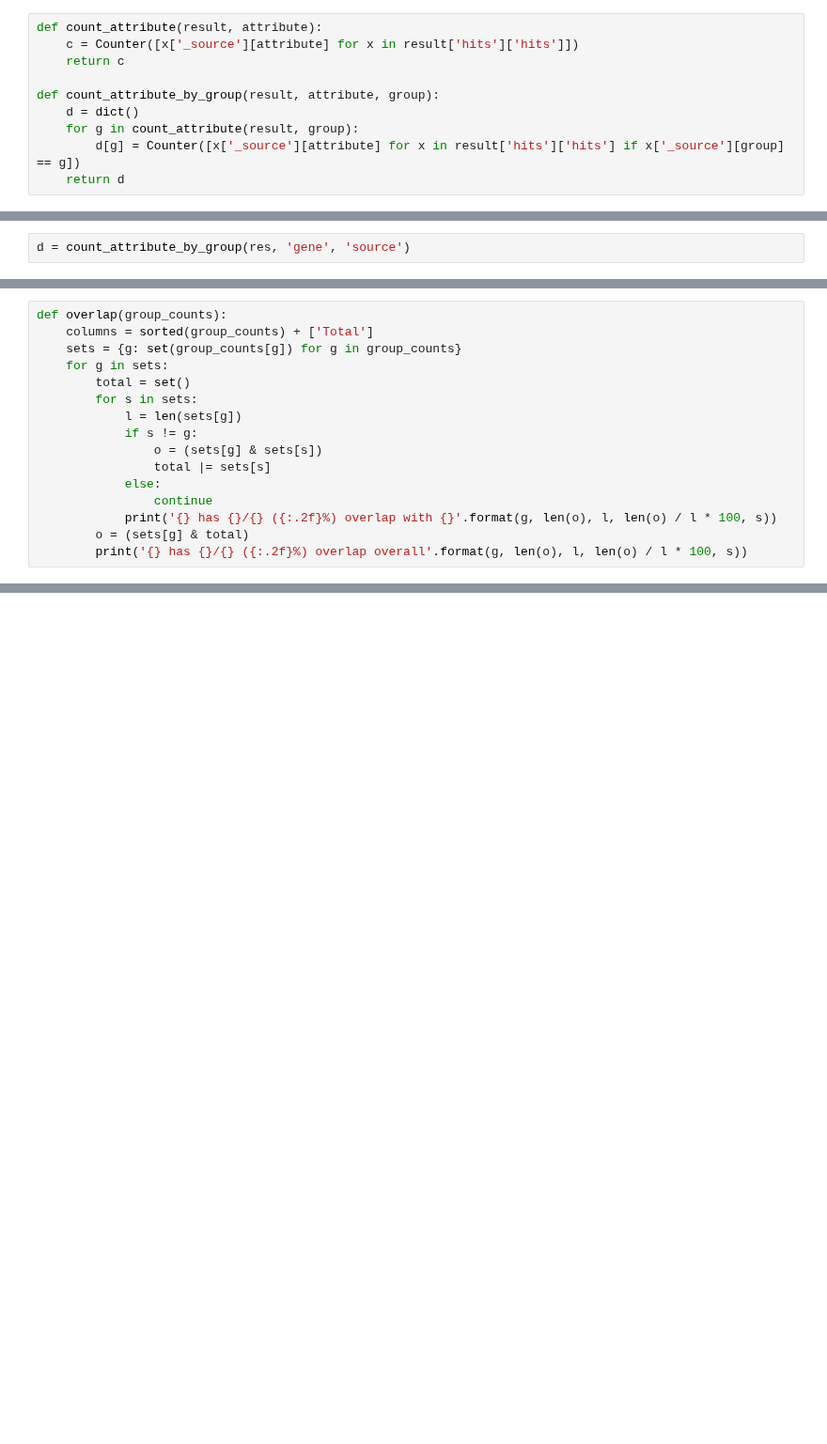
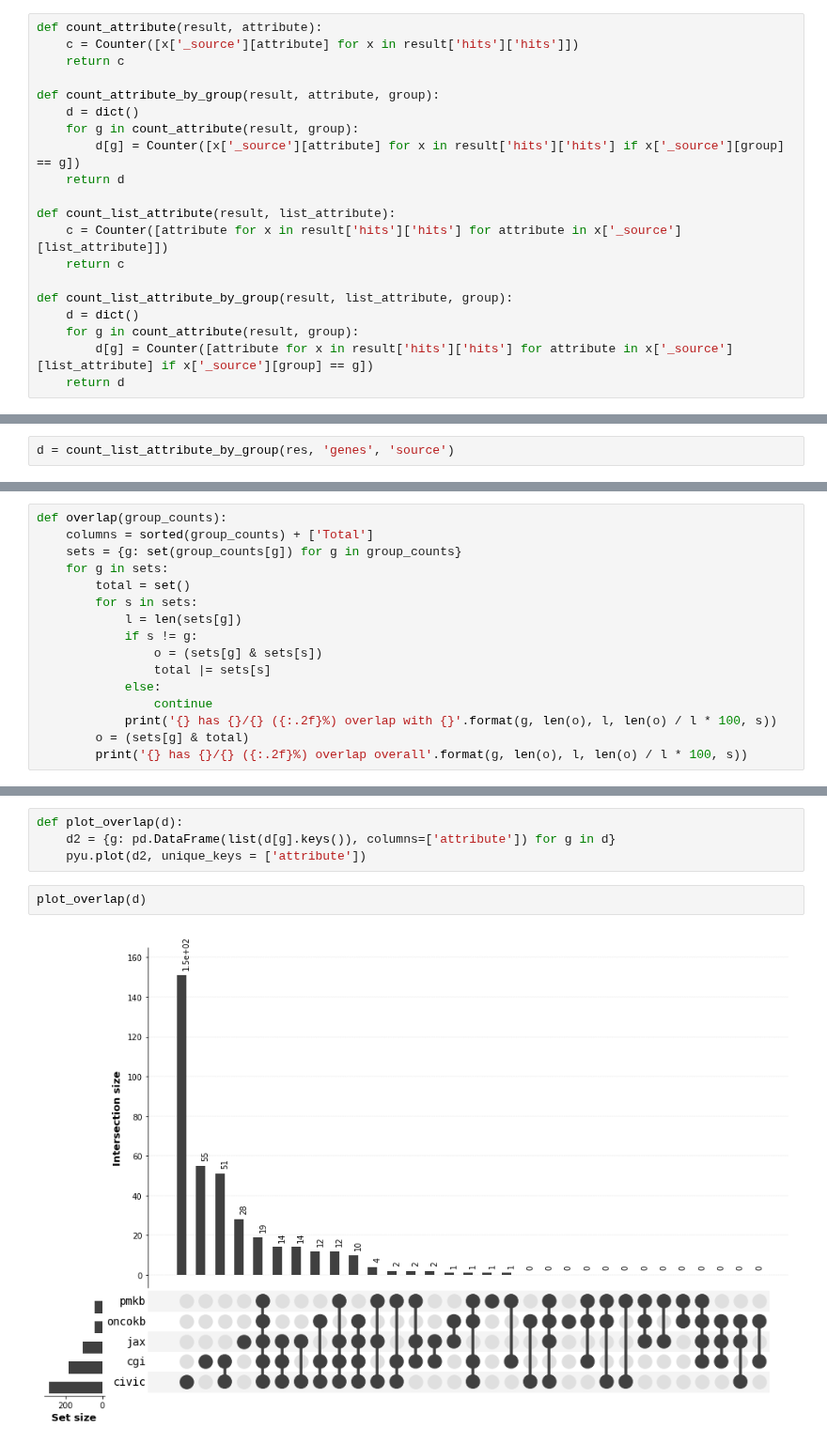
Before and after one commit to ohsu-comp-bio/g2p-aggregator, a Jupyter notebook: analysis/ES Store Analysis.ipynb, the cells around one changed output, grey strips where cells are left out. Shown at 94% size. Cells and saved outputs as stored; diff of their text form; blank space fills up the shorter version.

```diff
--- a/analysis/ES Store Analysis.ipynb
+++ b/analysis/ES Store Analysis.ipynb
@@ -38,6 +45,16 @@ def count_attribute_by_group(result, attribute, group):
     for g in count_attribute(result, group):
         d[g] = Counter([x['_source'][attribute] for x in result['hits']['hits'] if x['_source'][group] == g])
     return d
+
+def count_list_attribute(result, list_attribute):
+    c = Counter([attribute for x in result['hits']['hits'] for attribute in x['_source'][list_attribute]])
+    return c
+
+def count_list_attribute_by_group(result, list_attribute, group):
+    d = dict()
+    for g in count_attribute(result, group):
+        d[g] = Counter([attribute for x in result['hits']['hits'] for attribute in x['_source'][list_attribute] if x['_source'][group] == g])
+    return d
 # %%
 count_attribute(res, 'source')
 # %% [output]
@@ -65,5 +84,5 @@ Counter({'+': 32,
 # %%
-d = count_attribute_by_group(res, 'gene', 'source')
+d = count_list_attribute_by_group(res, 'genes', 'source')
 # %% [markdown]
 CGI has some genotype "genes" (e.g. 'ARID1A;ANXA1' from ARID1A amplification + ANXA1 overexpression)
 
@@ -124,4 +157,12 @@ pmkb has 37/42 (88.10%) overlap with jax
 pmkb has 38/42 (90.48%) overlap with civic
 pmkb has 20/42 (47.62%) overlap with oncokb
 pmkb has 41/42 (97.62%) overlap overall
+# %%
+def plot_overlap(d):
+    d2 = {g: pd.DataFrame(list(d[g].keys()), columns=['attribute']) for g in d}
+    pyu.plot(d2, unique_keys = ['attribute'])
+# %%
+plot_overlap(d)
+# %% [output]
+[figure, added]
 # %% [markdown]
```
Also changed, not shown: parts of 20 cells of this notebook.
